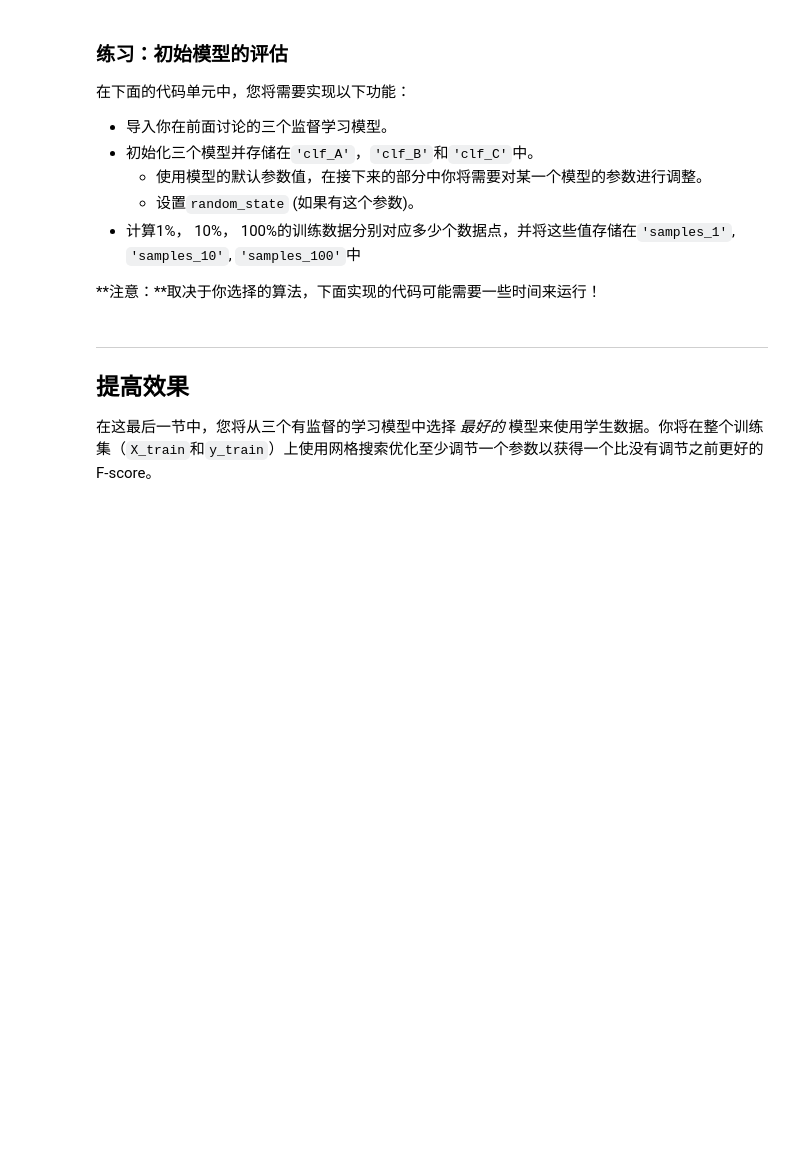
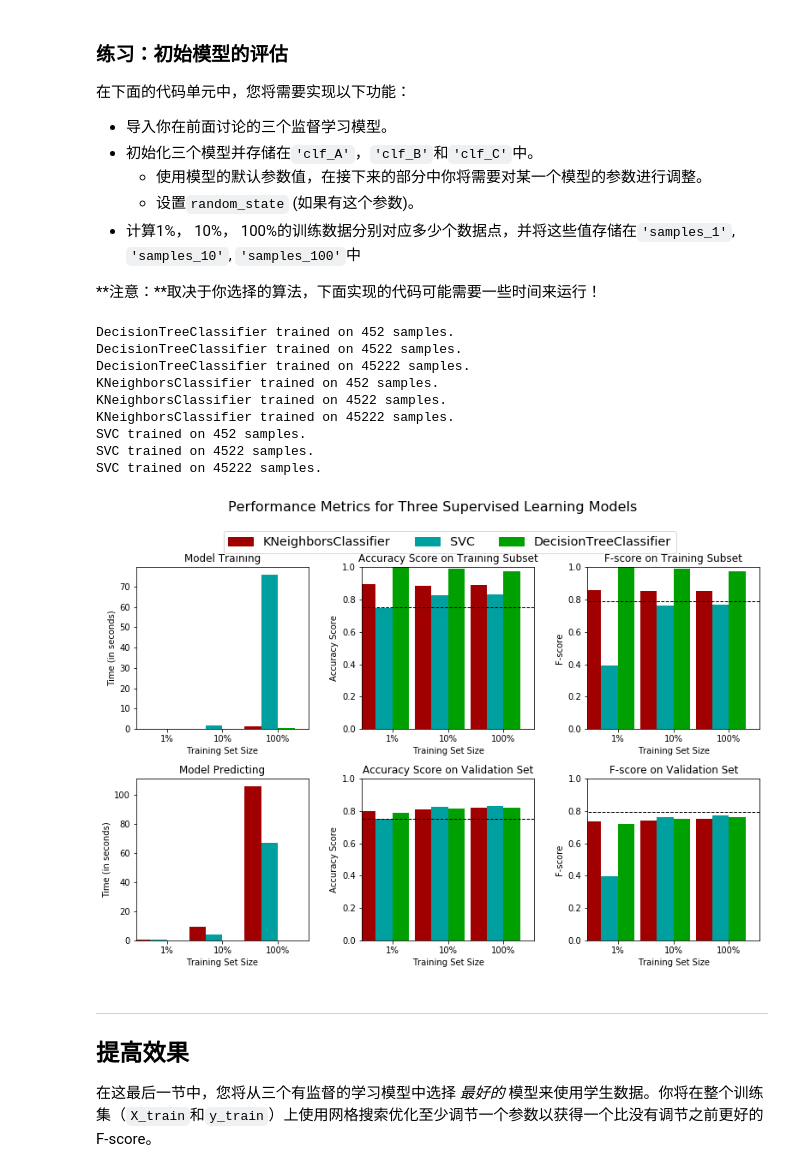
Before and after one commit to sunrise2075/ud-ml-p2-finding_donors, a Jupyter notebook: finding_donors.ipynb, the cells around one changed output. Drawn from its saved outputs; the diff is of its cells as text; code cells hidden in the pictures; blank space fills up the shorter version.

Commit message:
train_predict function done

```diff
--- a/finding_donors.ipynb
+++ b/finding_donors.ipynb
@@ -363,33 +363,33 @@ def train_predict(learner, sample_size, X_train, y_train, X_val, y_val):
     # TODO：使用sample_size大小的训练数据来拟合学习器
     # TODO: Fit the learner to the training data using slicing with 'sample_size'
     start = time() # 获得程序开始时间
-    learner = None
+    learner = learner.fit(X_train[:sample_size], y_train[:sample_size].ravel())
     end = time() # 获得程序结束时间
 
     # TODO：计算训练时间
-    results['train_time'] = None
+    results['train_time'] = end - start
 
     # TODO: 得到在验证集上的预测值
     #       然后得到对前300个训练数据的预测结果
     start = time() # 获得程序开始时间
-    predictions_val = None
-    predictions_train = None
+    predictions_val = learner.predict(X_val)
+    predictions_train = learner.predict(X_train[:sample_size])
     end = time() # 获得程序结束时间
 
     # TODO：计算预测用时
-    results['pred_time'] = None
+    results['pred_time'] = end - start
 
     # TODO：计算在最前面的300个训练数据的准确率
-    results['acc_train'] = None
+    results['acc_train'] = accuracy_score(y_train[:sample_size].ravel(), predictions_train)
 
     # TODO：计算在验证上的准确率
-    results['acc_val'] = None
+    results['acc_val'] = accuracy_score( y_val.ravel(), predictions_val)
 
     # TODO：计算在最前面300个训练数据上的F-score
-    results['f_train'] = None
+    results['f_train'] = fbeta_score(y_train[:sample_size].ravel(), predictions_train, average='macro', beta=0.5)
 
     # TODO：计算验证集上的F-score
-    results['f_val'] = None
+    results['f_val'] = fbeta_score(y_val.ravel(), predictions_val, average='macro', beta=0.5)
 
     # 成功
     print "{} trained on {} samples.".format(learner.__class__.__name__, sample_size)
@@ -408,27 +408,41 @@ def train_predict(learner, sample_size, X_train, y_train, X_val, y_val):
 **注意：**取决于你选择的算法，下面实现的代码可能需要一些时间来运行！
 # %%
 # TODO：从sklearn中导入三个监督学习模型
+from sklearn.tree import DecisionTreeClassifier
+from sklearn.neighbors import KNeighborsClassifier
+from sklearn.svm import SVC
 
 # TODO：初始化三个模型
-clf_A = None
-clf_B = None
-clf_C = None
+clf_A = DecisionTreeClassifier(random_state=0)
+clf_B = KNeighborsClassifier(n_neighbors=3)
+clf_C = SVC()
 
 # TODO：计算1%， 10%， 100%的训练数据分别对应多少点
-samples_1 = None
-samples_10 = None
-samples_100 = None
+samples_1 =  int(round(.01 * n_records))
+samples_10 = int(round(.1 * n_records))
+samples_100 = n_records
 
 # 收集学习器的结果
 results = {}
 for clf in [clf_A, clf_B, clf_C]:
     clf_name = clf.__class__.__name__
     results[clf_name] = {}
     for i, samples in enumerate([samples_1, samples_10, samples_100]):
         results[clf_name][i] = train_predict(clf, samples, X_train, y_train, X_val, y_val)
 
 # 对选择的三个模型得到的评价结果进行可视化
 vs.evaluate(results, accuracy, fscore)
+# %% [output]
+DecisionTreeClassifier trained on 452 samples.
+DecisionTreeClassifier trained on 4522 samples.
+DecisionTreeClassifier trained on 45222 samples.
+KNeighborsClassifier trained on 452 samples.
+KNeighborsClassifier trained on 4522 samples.
+KNeighborsClassifier trained on 45222 samples.
+SVC trained on 452 samples.
+SVC trained on 4522 samples.
+SVC trained on 45222 samples.
+[figure, added]
 # %% [markdown]
 ----
 ## 提高效果
```
Also changed, not shown: parts of 4 cells of this notebook.
